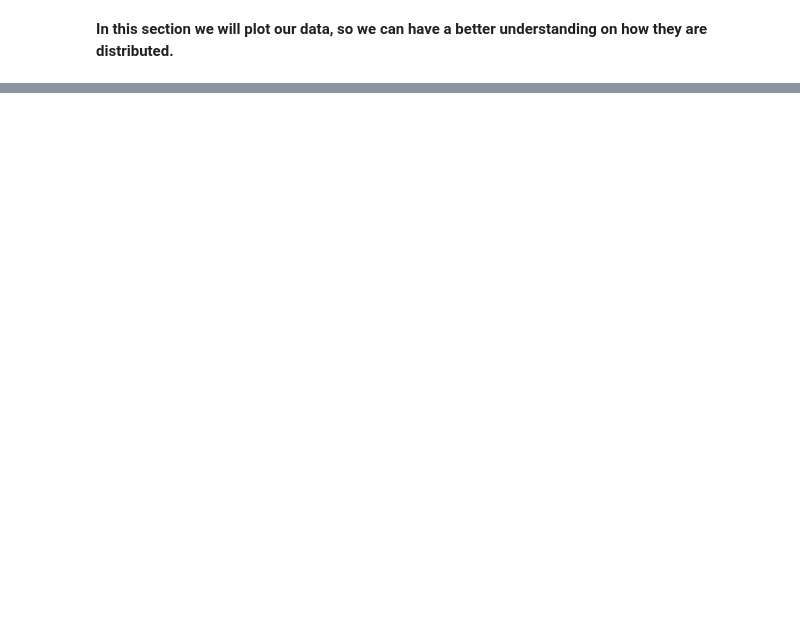
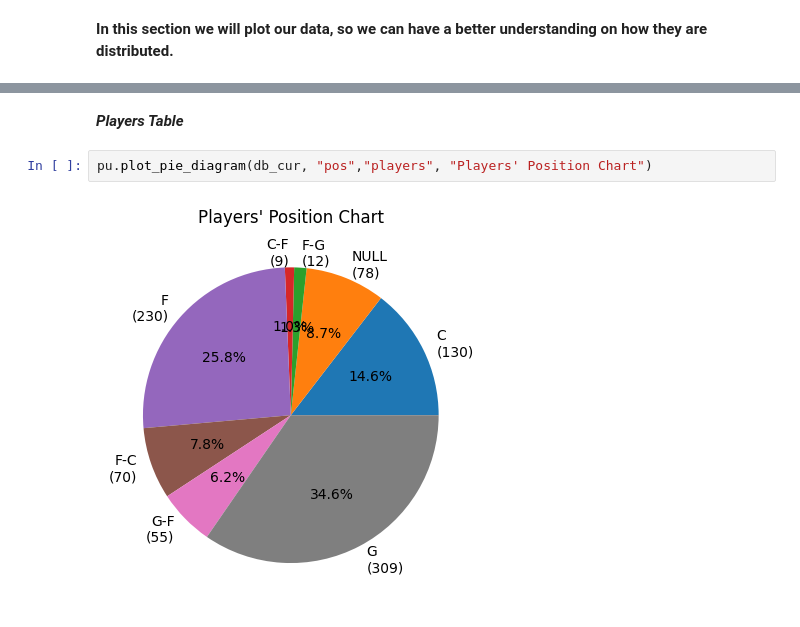
Before and after one commit to oliveira002/FEUP-AC, a Jupyter notebook: data_prep.ipynb, the cells around one changed output, grey strips where cells are left out. Drawn from its saved outputs; the diff is of its cells as text; blank space fills up the shorter version.

```diff
--- a/data_prep.ipynb
+++ b/data_prep.ipynb
@@ -115,3 +145,9 @@ vandehe99w - 0
 willifr99w - 0
 willigr99w - 0
 zierddo99w - 0
+# %% [markdown]
+***Players Table***
+# %%
+pu.plot_pie_diagram(db_cur, "pos","players", "Players' Position Chart")
+# %% [output]
+[figure, added]
```
Also changed, not shown: parts of 12 cells of this notebook, 1 other file.
